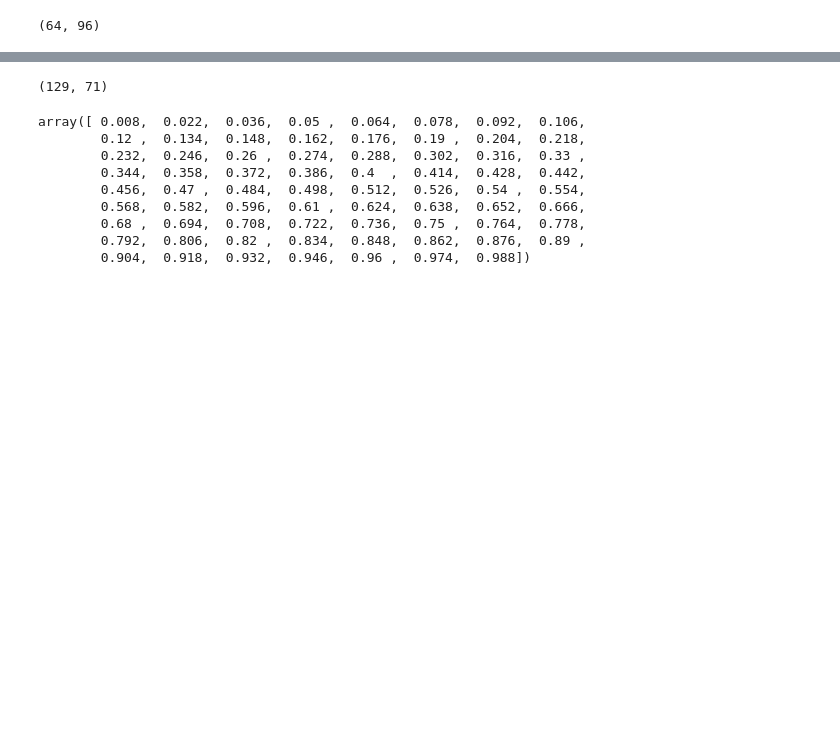
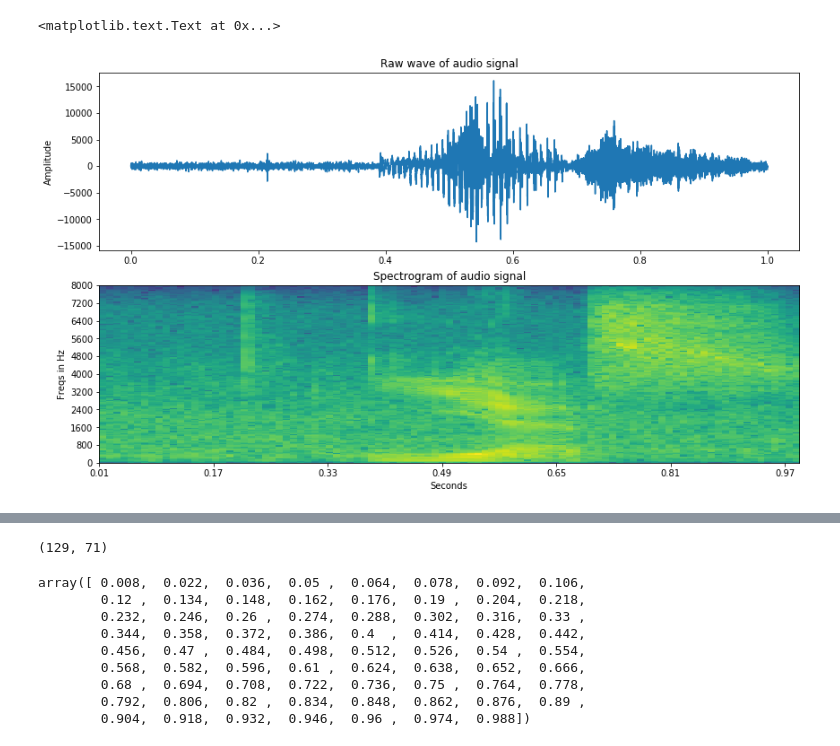
Before and after one commit to vijay120/kaggle-speech, a Jupyter notebook: Untitled.ipynb, the cells around one changed output, grey strips where cells are left out. Cells and saved outputs as stored; diff of their text form; code cells hidden in the pictures; blank space fills up the shorter version.

```diff
--- a/Untitled.ipynb
+++ b/Untitled.ipynb
@@ -38,2 +88,5 @@ labels = np.asarray(Y)
+# %%
+
+sample_rate, samples = wavfile.read("/Users/vijayrk/kaggle-speech/yes-small-mono/9c06a3f3_nohash_2.wav")
 # %%
 import vggish_input
@@ -41,6 +108,20 @@ ex = vggish_input.wavfile_to_examples("/Users/vijayrk/kaggle-speech/yes-small-mo
-# %%
-import numpy as np
-ex.shape
-np.transpose(ex).shape
-# %% [output]
-(64, 96)
+# %%
+freqs, times, spectrogram = log_spectrogram(samples, sample_rate)
+
+fig = plt.figure(figsize=(14, 8))
+ax1 = fig.add_subplot(211)
+ax1.set_title('Raw wave of audio signal')
+ax1.set_ylabel('Amplitude')
+ax1.plot(np.linspace(0, sample_rate/len(samples), sample_rate), samples)
+
+ax2 = fig.add_subplot(212)
+ax2.imshow(spectrogram.T, aspect='auto', origin='lower',
+           extent=[times.min(), times.max(), freqs.min(), freqs.max()])
+ax2.set_yticks(freqs[::16])
+ax2.set_xticks(times[::16])
+ax2.set_title('Spectrogram of audio signal')
+ax2.set_ylabel('Freqs in Hz')
+ax2.set_xlabel('Seconds')
+# %% [output]
+<matplotlib.text.Text at 0x...>
+[figure, added]
```
Also changed, not shown: parts of 6 cells of this notebook, 1 other file.
